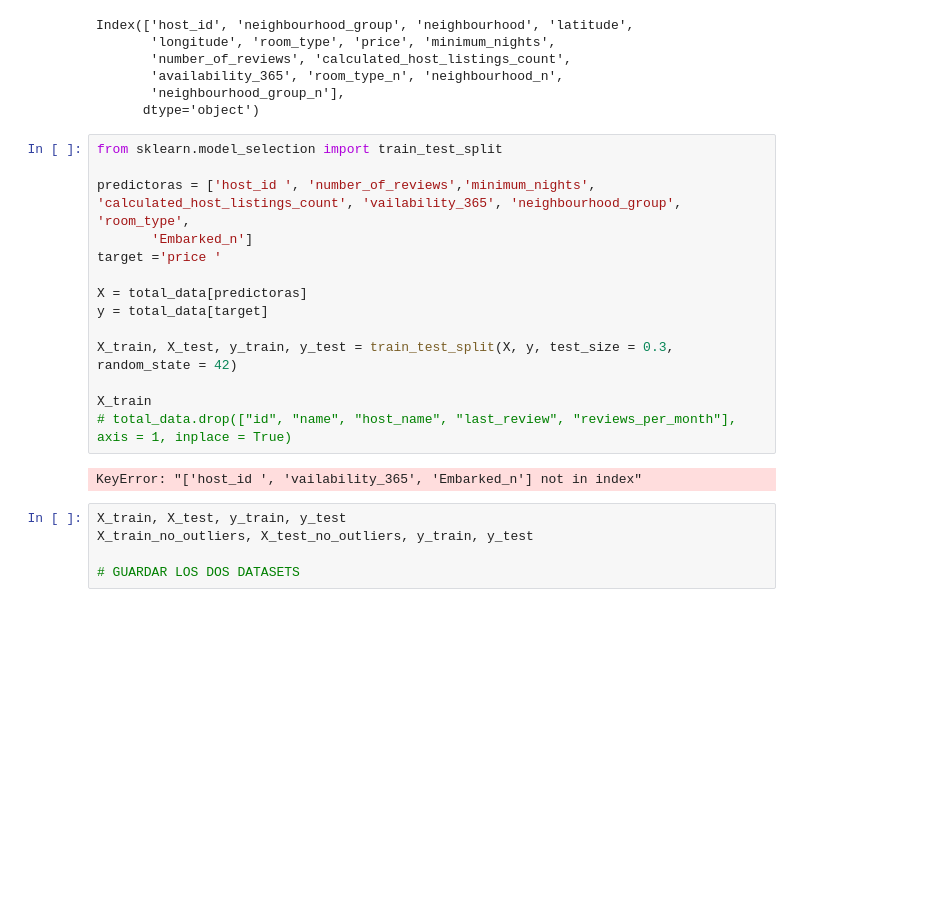
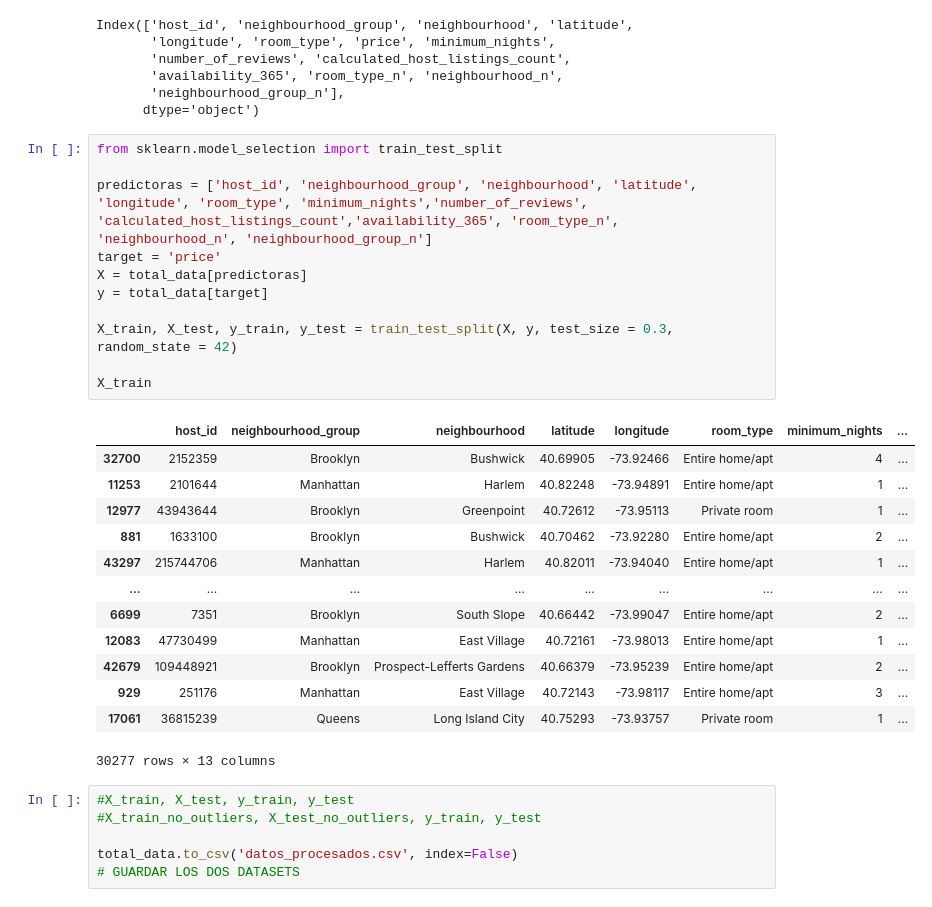
Before and after one commit to OlgaKurganova/EDA, a Jupyter notebook: src/explore.ipynb, the cells around one changed output. Drawn from its saved outputs; the diff is of its cells as text; blank space fills up the shorter version.

```diff
--- a/src/explore.ipynb
+++ b/src/explore.ipynb
@@ -527,21 +528,31 @@ Index(['host_id', 'neighbourhood_group', 'neighbourhood', 'latitude',
 # %%
 from sklearn.model_selection import train_test_split
 
-predictoras = ['host_id ', 'number_of_reviews','minimum_nights', 'calculated_host_listings_count', 'vailability_365', 'neighbourhood_group', 'room_type',
-       'Embarked_n']
-target ='price '
-
+predictoras = ['host_id', 'neighbourhood_group', 'neighbourhood', 'latitude', 'longitude', 'room_type', 'minimum_nights','number_of_reviews', 'calculated_host_listings_count','availability_365', 'room_type_n', 'neighbourhood_n', 'neighbourhood_group_n']
+target = 'price'
 X = total_data[predictoras]
 y = total_data[target]
 
 X_train, X_test, y_train, y_test = train_test_split(X, y, test_size = 0.3, random_state = 42)
 
 X_train
-# total_data.drop(["id", "name", "host_name", "last_review", "reviews_per_month"], axis = 1, inplace = True)
 # %% [output]
+|  | host_id | neighbourhood_group | neighbourhood | latitude | longitude | room_type | minimum_nights | ... |
+| 32700 | 2152359 | Brooklyn | Bushwick | 40.69905 | -73.92466 | Entire home/apt | 4 | ... |
+| 11253 | 2101644 | Manhattan | Harlem | 40.82248 | -73.94891 | Entire home/apt | 1 | ... |
+| 12977 | 43943644 | Brooklyn | Greenpoint | 40.72612 | -73.95113 | Private room | 1 | ... |
+| 881 | 1633100 | Brooklyn | Bushwick | 40.70462 | -73.92280 | Entire home/apt | 2 | ... |
+| 43297 | 215744706 | Manhattan | Harlem | 40.82011 | -73.94040 | Entire home/apt | 1 | ... |
+| ... | ... | ... | ... | ... | ... | ... | ... | ... |
+| 6699 | 7351 | Brooklyn | South Slope | 40.66442 | -73.99047 | Entire home/apt | 2 | ... |
+| 12083 | 47730499 | Manhattan | East Village | 40.72161 | -73.98013 | Entire home/apt | 1 | ... |
+| 42679 | 109448921 | Brooklyn | Prospect-Lefferts Gardens | 40.66379 | -73.95239 | Entire home/apt | 2 | ... |
+| 929 | 251176 | Manhattan | East Village | 40.72143 | -73.98117 | Entire home/apt | 3 | ... |
+| 17061 | 36815239 | Queens | Long Island City | 40.75293 | -73.93757 | Private room | 1 | ... |
-KeyError: "['host_id ', 'vailability_365', 'Embarked_n'] not in index"
+30277 rows × 13 columns
 # %%
-X_train, X_test, y_train, y_test
-X_train_no_outliers, X_test_no_outliers, y_train, y_test
+#X_train, X_test, y_train, y_test
+#X_train_no_outliers, X_test_no_outliers, y_train, y_test
 
+total_data.to_csv('datos_procesados.csv', index=False)
 # GUARDAR LOS DOS DATASETS
```
Also changed, not shown: parts of 9 cells of this notebook, 4 other files.
